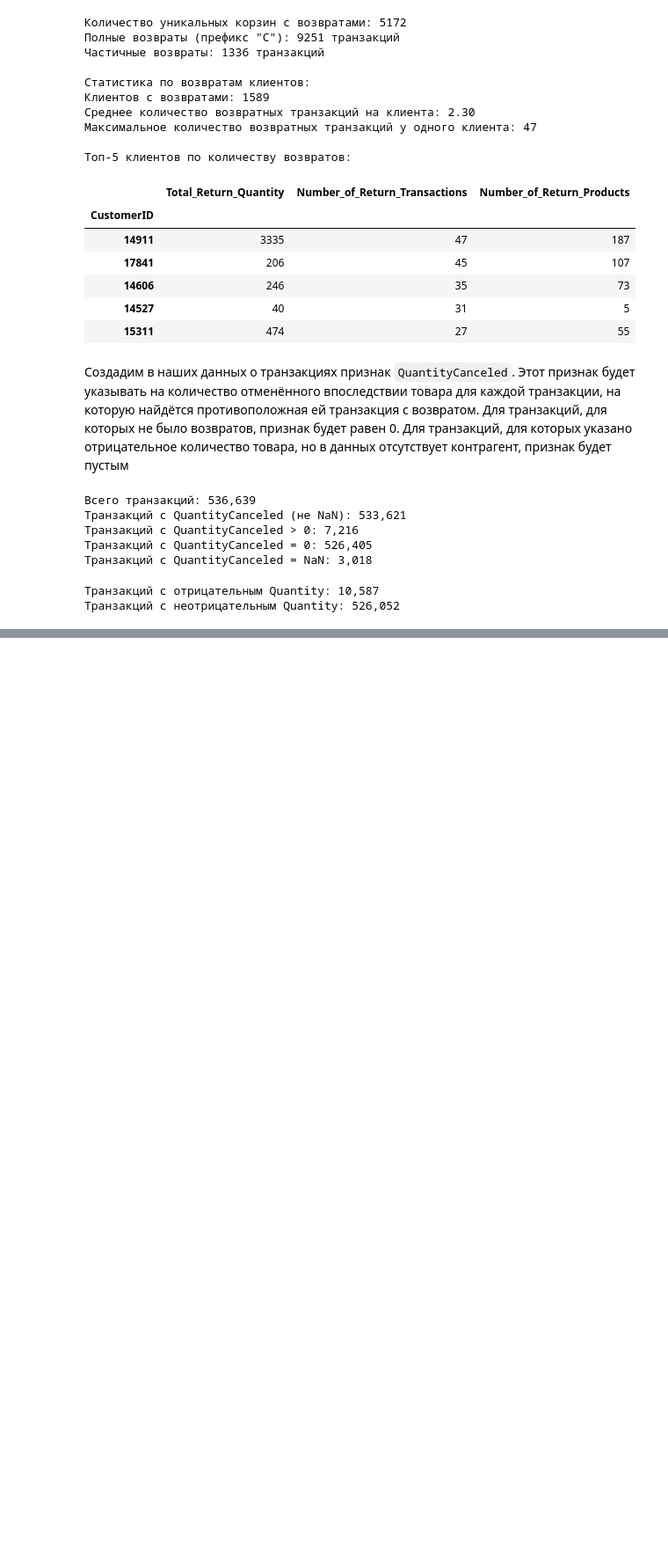
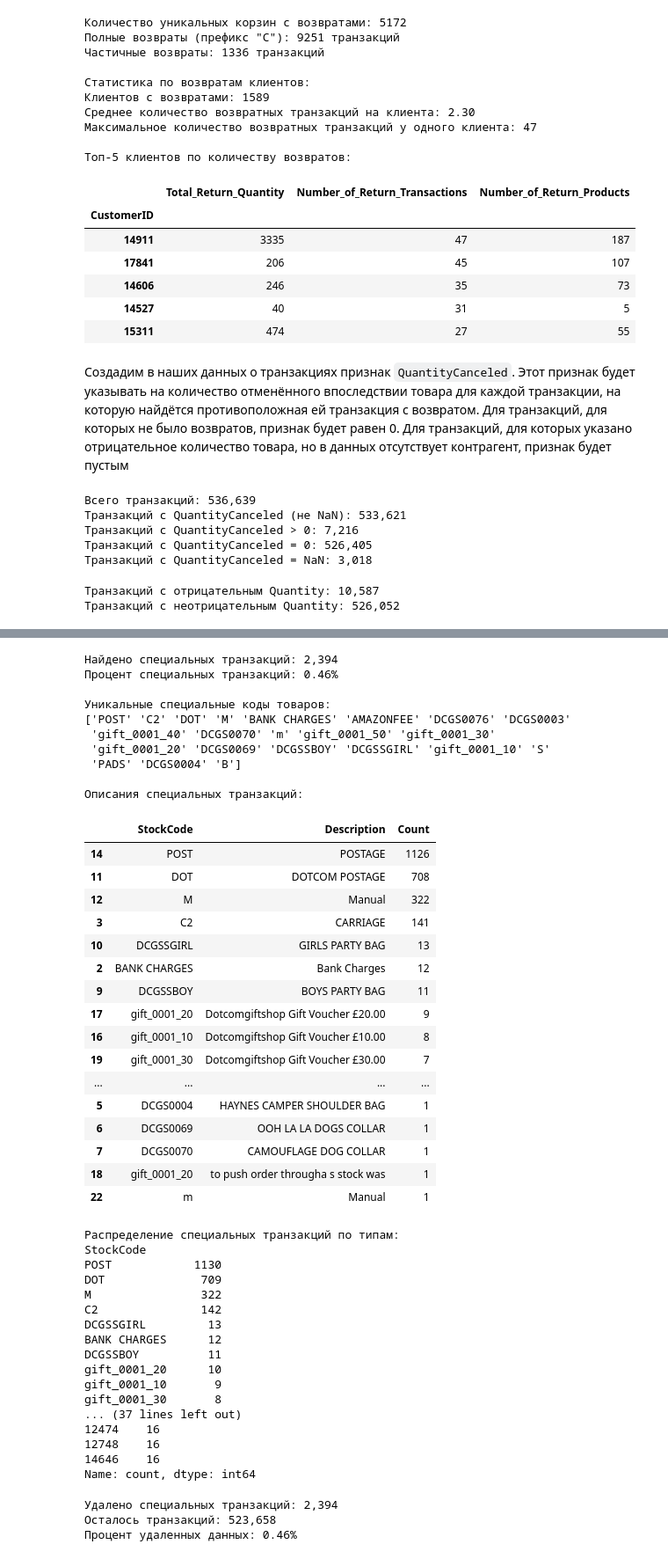
Before and after one commit to UlyanaGru/transactions, a Jupyter notebook: transactions.ipynb, the cells around one changed output, grey strips where cells are left out. Shown: that part at 88% size. Cells and saved outputs as stored; diff of their text form; code cells hidden in the pictures; blank space fills up the shorter version.

Commit message:
special transactions

```diff
--- a/transactions.ipynb
+++ b/transactions.ipynb
@@ -582,0 +591,80 @@ data = data[data['Quantity'] >= 0].copy()
+# %%
+#Поиск специальных кодов товаров, начинающихся с латинских букв
+special_pattern = '^[a-zA-Z]+'
+special_transactions = data[data['StockCode'].str.contains(special_pattern, na=False, regex=True)]
+print(f'Найдено специальных транзакций: {len(special_transactions):,}')
+print(f'Процент специальных транзакций: {len(special_transactions)/len(data)*100:.2f}%')
+#Анализ найденных специальных транзакций
+if len(special_transactions) > 0:
+    print('\nУникальные специальные коды товаров:')
+    special_codes = special_transactions['StockCode'].unique()
+    print(special_codes)
+    print('\nОписания специальных транзакций:')
+    special_descriptions = special_transactions.groupby(['StockCode', 'Description']).size().reset_index(name='Count')
+    display(special_descriptions.sort_values('Count', ascending=False))
+    #Анализ по типам специальных транзакций
+    print('\nРаспределение специальных транзакций по типам:')
+    special_counts = special_transactions['StockCode'].value_counts()
+    print(special_counts)
+    #Анализ по странам
+    print('\nРаспределение специальных транзакций по странам:')
+    print(special_transactions['Country'].value_counts().head(10))
+    #Анализ по клиентам
+    print('\nТоп клиентов со специальными транзакциями:')
+    special_customers = special_transactions['CustomerID'].value_counts().head(10)
+    print(special_customers)
+# %% [output]
+Найдено специальных транзакций: 2,394
+Процент специальных транзакций: 0.46%
+
+Уникальные специальные коды товаров:
+['POST' 'C2' 'DOT' 'M' 'BANK CHARGES' 'AMAZONFEE' 'DCGS0076' 'DCGS0003'
+ 'gift_0001_40' 'DCGS0070' 'm' 'gift_0001_50' 'gift_0001_30'
+ 'gift_0001_20' 'DCGS0069' 'DCGSSBOY' 'DCGSSGIRL' 'gift_0001_10' 'S'
+ 'PADS' 'DCGS0004' 'B']
+
+Описания специальных транзакций:
+|  | StockCode | Description | Count |
+| 14 | POST | POSTAGE | 1126 |
+| 11 | DOT | DOTCOM POSTAGE | 708 |
+| 12 | M | Manual | 322 |
+| 3 | C2 | CARRIAGE | 141 |
+| 10 | DCGSSGIRL | GIRLS PARTY BAG | 13 |
+| 2 | BANK CHARGES | Bank Charges | 12 |
+| 9 | DCGSSBOY | BOYS PARTY BAG | 11 |
+| 17 | gift_0001_20 | Dotcomgiftshop Gift Voucher £20.00 | 9 |
+| 16 | gift_0001_10 | Dotcomgiftshop Gift Voucher £10.00 | 8 |
+| 19 | gift_0001_30 | Dotcomgiftshop Gift Voucher £30.00 | 7 |
+| ... | ... | ... | ... |
+| 5 | DCGS0004 | HAYNES CAMPER SHOULDER BAG | 1 |
+| 6 | DCGS0069 | OOH LA LA DOGS COLLAR | 1 |
+| 7 | DCGS0070 | CAMOUFLAGE DOG COLLAR | 1 |
+| 18 | gift_0001_20 | to push order througha s stock was | 1 |
+| 22 | m | Manual | 1 |
+Распределение специальных транзакций по типам:
+StockCode
+POST            1130
+DOT              709
+M                322
+C2               142
+DCGSSGIRL         13
+BANK CHARGES      12
+DCGSSBOY          11
+gift_0001_20      10
+gift_0001_10       9
+gift_0001_30       8
+... (37 lines left out)
+12474    16
+12748    16
+14646    16
+Name: count, dtype: int64
+# %%
+#Удаление специальных транзакций
+data_cleaned = data[~data['StockCode'].str.contains(special_pattern, na=False, regex=True)].copy()
+print(f'Удалено специальных транзакций: {len(special_transactions):,}')
+print(f'Осталось транзакций: {len(data_cleaned):,}')
+print(f'Процент удаленных данных: {len(special_transactions)/len(data)*100:.2f}%')
+# %% [output]
+Удалено специальных транзакций: 2,394
+Осталось транзакций: 523,658
+Процент удаленных данных: 0.46%
```
Also changed, not shown: parts of 2 cells of this notebook.
